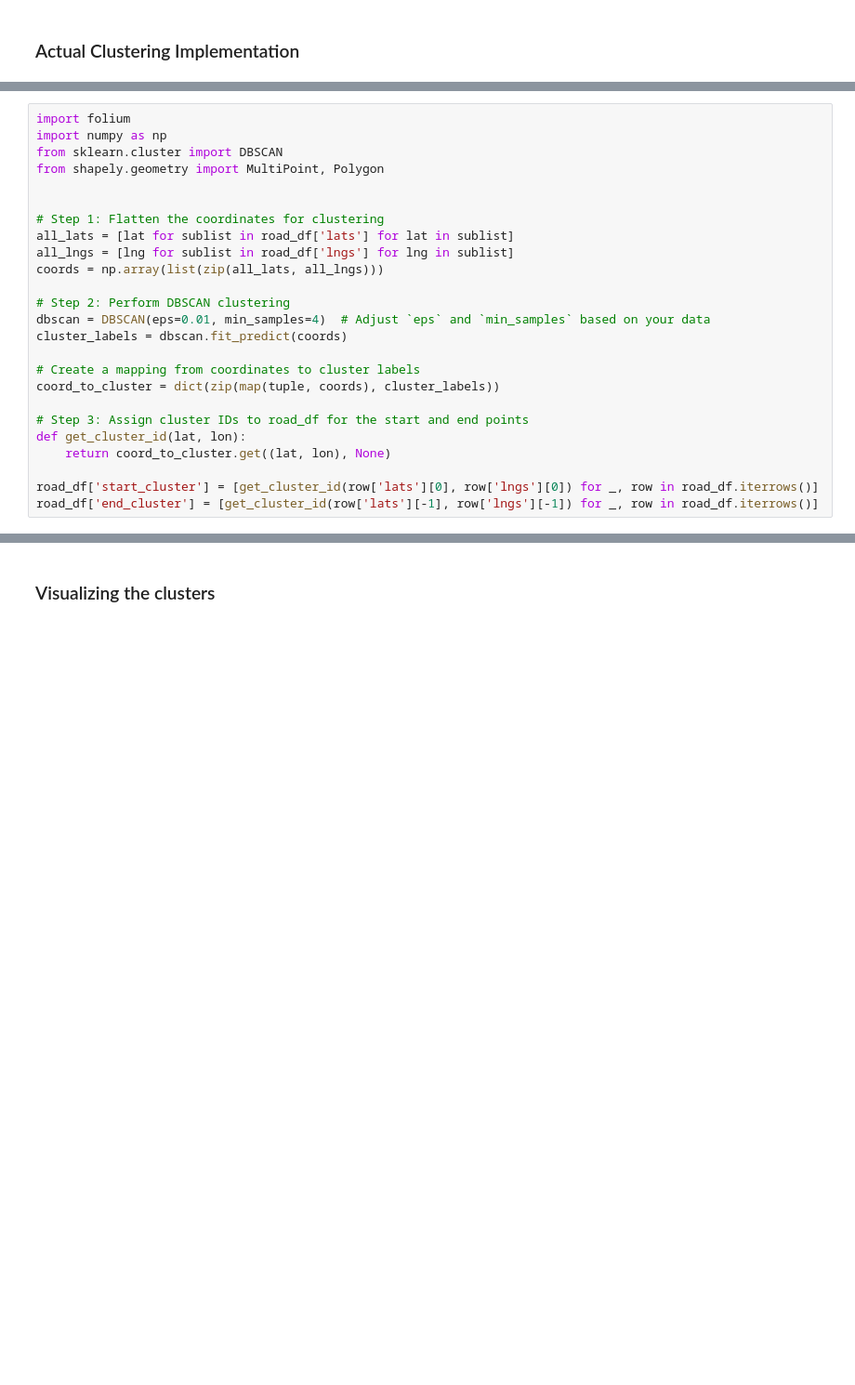
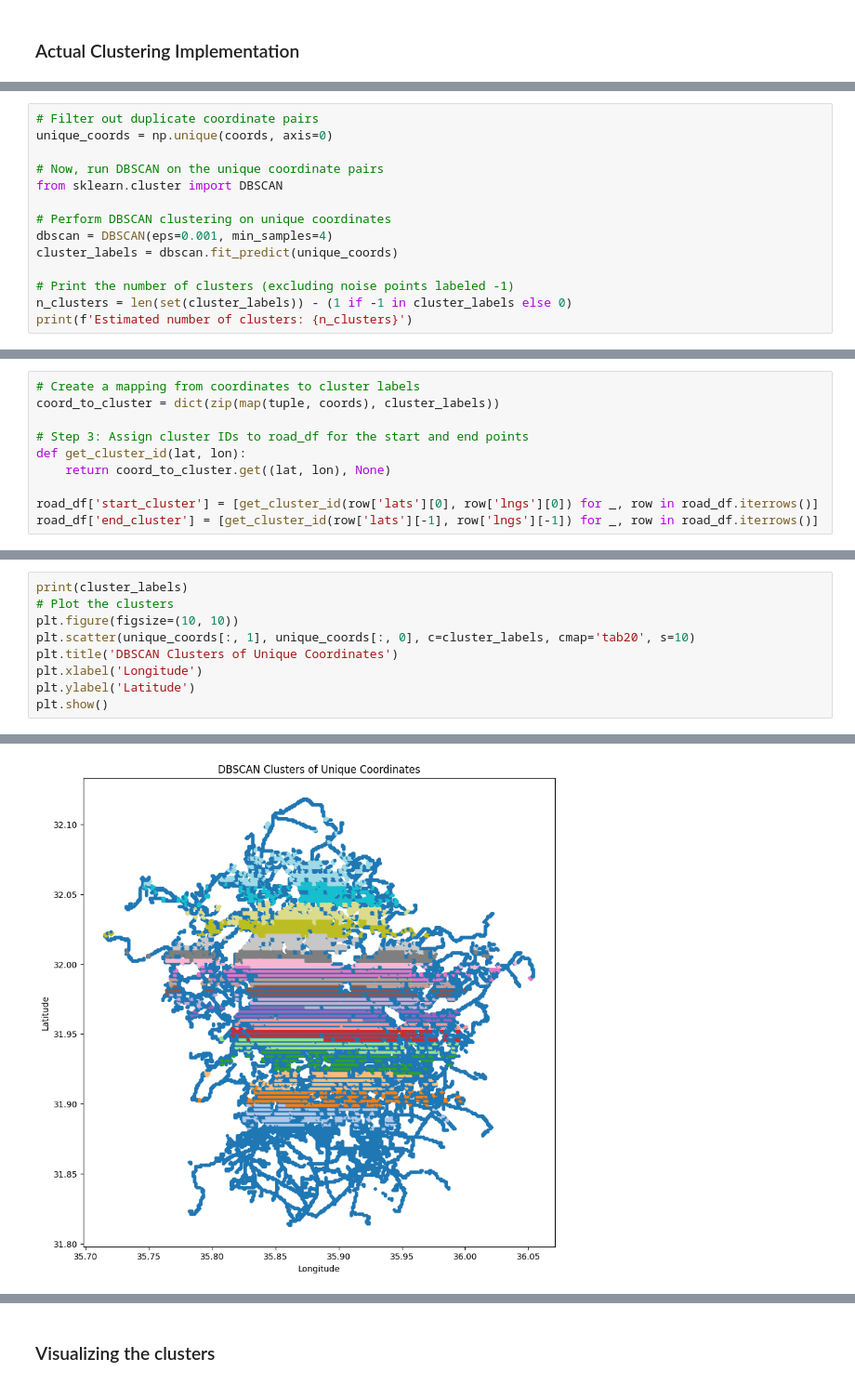
Before and after one commit to nadabadawi/eta-rfr, a Jupyter notebook: clustering.ipynb, the cells around one changed output, grey strips where cells are left out. Shown at 93% size. Drawn from its saved outputs; the diff is of its cells as text; blank space fills up the shorter version.

Commit message:
Implemented several clustering methods Generated map visualizations

```diff
--- a/clustering.ipynb
+++ b/clustering.ipynb
@@ -203,0 +221,14 @@ ImportError: numpy._core.multiarray failed to import
+# %%
+# Filter out duplicate coordinate pairs
+unique_coords = np.unique(coords, axis=0)
+
+# Now, run DBSCAN on the unique coordinate pairs
+from sklearn.cluster import DBSCAN
+
+# Perform DBSCAN clustering on unique coordinates
+dbscan = DBSCAN(eps=0.001, min_samples=4)
+cluster_labels = dbscan.fit_predict(unique_coords)
+
+# Print the number of clusters (excluding noise points labeled -1)
+n_clusters = len(set(cluster_labels)) - (1 if -1 in cluster_labels else 0)
+print(f'Estimated number of clusters: {n_clusters}')
@@ -204,19 +237,4 @@ ImportError: numpy._core.multiarray failed to import
 # %%
-import folium
-import numpy as np
-from sklearn.cluster import DBSCAN
-from shapely.geometry import MultiPoint, Polygon
-
-
-# Step 1: Flatten the coordinates for clustering
-all_lats = [lat for sublist in road_df['lats'] for lat in sublist]
-all_lngs = [lng for sublist in road_df['lngs'] for lng in sublist]
-coords = np.array(list(zip(all_lats, all_lngs)))
-
-# Step 2: Perform DBSCAN clustering
-dbscan = DBSCAN(eps=0.01, min_samples=4)  # Adjust `eps` and `min_samples` based on your data
-cluster_labels = dbscan.fit_predict(coords)
-
 # Create a mapping from coordinates to cluster labels
 coord_to_cluster = dict(zip(map(tuple, coords), cluster_labels))
 
@@ -228,0 +258,10 @@ road_df['end_cluster'] = [get_cluster_id(row['lats'][-1], row['lngs'][-1]) for _
+# %%
+print(cluster_labels)
+# Plot the clusters
+plt.figure(figsize=(10, 10))
+plt.scatter(unique_coords[:, 1], unique_coords[:, 0], c=cluster_labels, cmap='tab20', s=10)
+plt.title('DBSCAN Clusters of Unique Coordinates')
+plt.xlabel('Longitude')
+plt.ylabel('Latitude')
+plt.show()
+# %% [output]
@@ -228,0 +269 @@ road_df['end_cluster'] = [get_cluster_id(row['lats'][-1], row['lngs'][-1]) for _
+[figure, added]
```
Also changed, not shown: parts of 47 cells of this notebook, 14 other files.
